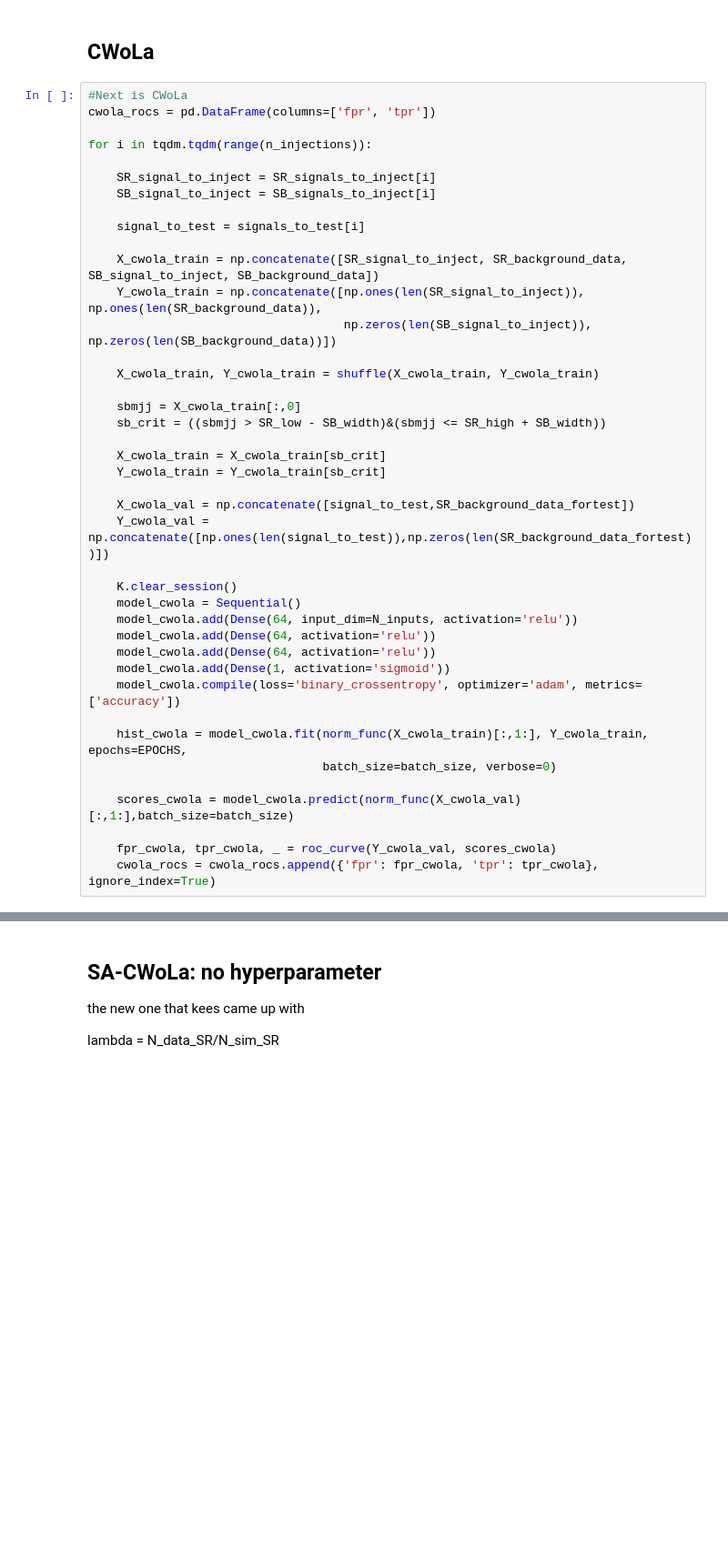
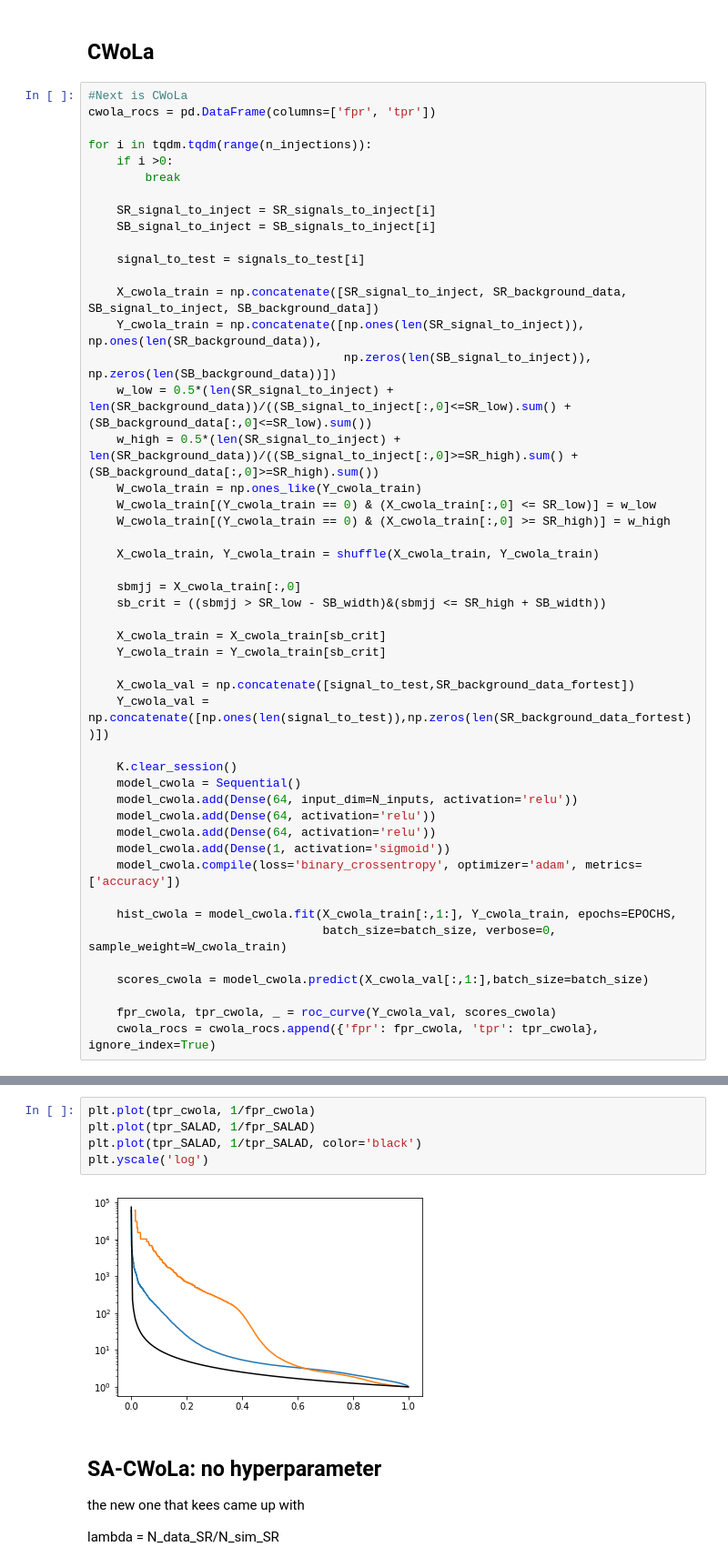
Before and after one commit to bnachman/DCTRHunting, a Jupyter notebook: CWoLaSimulationAssistedDecorrelationCorrelated_deltaMjPlus.ipynb, the cells around one changed output, grey strips where cells are left out. Shown at 91% size. Cells and saved outputs as stored; diff of their text form; blank space fills up the shorter version.

```diff
--- a/CWoLaSimulationAssistedDecorrelationCorrelated_deltaMjPlus.ipynb
+++ b/CWoLaSimulationAssistedDecorrelationCorrelated_deltaMjPlus.ipynb
@@ -467,6 +531,8 @@ for i in tqdm.tqdm(range(n_injections)):
 cwola_rocs = pd.DataFrame(columns=['fpr', 'tpr'])
 
 for i in tqdm.tqdm(range(n_injections)):
+    if i >0:
+        break
 
     SR_signal_to_inject = SR_signals_to_inject[i]
     SB_signal_to_inject = SB_signals_to_inject[i]
@@ -476,6 +542,11 @@ for i in tqdm.tqdm(range(n_injections)):
     X_cwola_train = np.concatenate([SR_signal_to_inject, SR_background_data, SB_signal_to_inject, SB_background_data])
     Y_cwola_train = np.concatenate([np.ones(len(SR_signal_to_inject)), np.ones(len(SR_background_data)),
                                     np.zeros(len(SB_signal_to_inject)), np.zeros(len(SB_background_data))])
+    w_low = 0.5*(len(SR_signal_to_inject) + len(SR_background_data))/((SB_signal_to_inject[:,0]<=SR_low).sum() + (SB_background_data[:,0]<=SR_low).sum())
+    w_high = 0.5*(len(SR_signal_to_inject) + len(SR_background_data))/((SB_signal_to_inject[:,0]>=SR_high).sum() + (SB_background_data[:,0]>=SR_high).sum())
+    W_cwola_train = np.ones_like(Y_cwola_train)
+    W_cwola_train[(Y_cwola_train == 0) & (X_cwola_train[:,0] <= SR_low)] = w_low
+    W_cwola_train[(Y_cwola_train == 0) & (X_cwola_train[:,0] >= SR_high)] = w_high
 
     X_cwola_train, Y_cwola_train = shuffle(X_cwola_train, Y_cwola_train)
 
@@ -496,10 +567,10 @@ for i in tqdm.tqdm(range(n_injections)):
     model_cwola.add(Dense(1, activation='sigmoid'))
     model_cwola.compile(loss='binary_crossentropy', optimizer='adam', metrics=['accuracy'])
 
-    hist_cwola = model_cwola.fit(norm_func(X_cwola_train)[:,1:], Y_cwola_train, epochs=EPOCHS,
-                                 batch_size=batch_size, verbose=0)
+    hist_cwola = model_cwola.fit(X_cwola_train[:,1:], Y_cwola_train, epochs=EPOCHS,
+                                 batch_size=batch_size, verbose=0, sample_weight=W_cwola_train)
 
-    scores_cwola = model_cwola.predict(norm_func(X_cwola_val)[:,1:],batch_size=batch_size)
+    scores_cwola = model_cwola.predict(X_cwola_val[:,1:],batch_size=batch_size)
 
     fpr_cwola, tpr_cwola, _ = roc_curve(Y_cwola_val, scores_cwola)
     cwola_rocs = cwola_rocs.append({'fpr': fpr_cwola, 'tpr': tpr_cwola}, ignore_index=True)
@@ -506,3 +579,10 @@ for i in tqdm.tqdm(range(n_injections)):
+# %%
+plt.plot(tpr_cwola, 1/fpr_cwola)
+plt.plot(tpr_SALAD, 1/fpr_SALAD)
+plt.plot(tpr_SALAD, 1/tpr_SALAD, color='black')
+plt.yscale('log')
+# %% [output]
+[figure, added]
 # %% [markdown]
 ## SA-CWoLa: no hyperparameter
 
```
Also changed, not shown: parts of 15 cells of this notebook, 18 other files.
